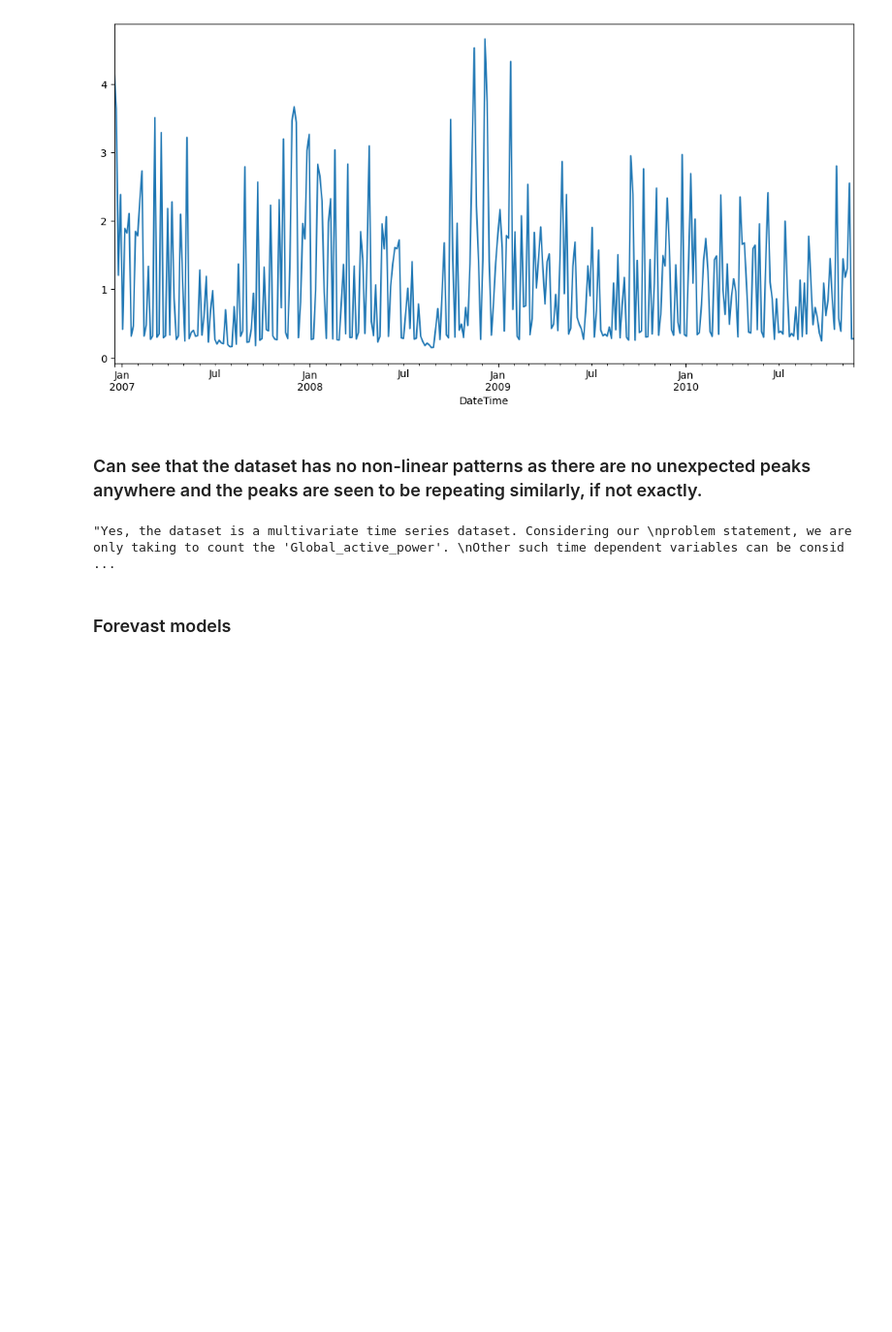
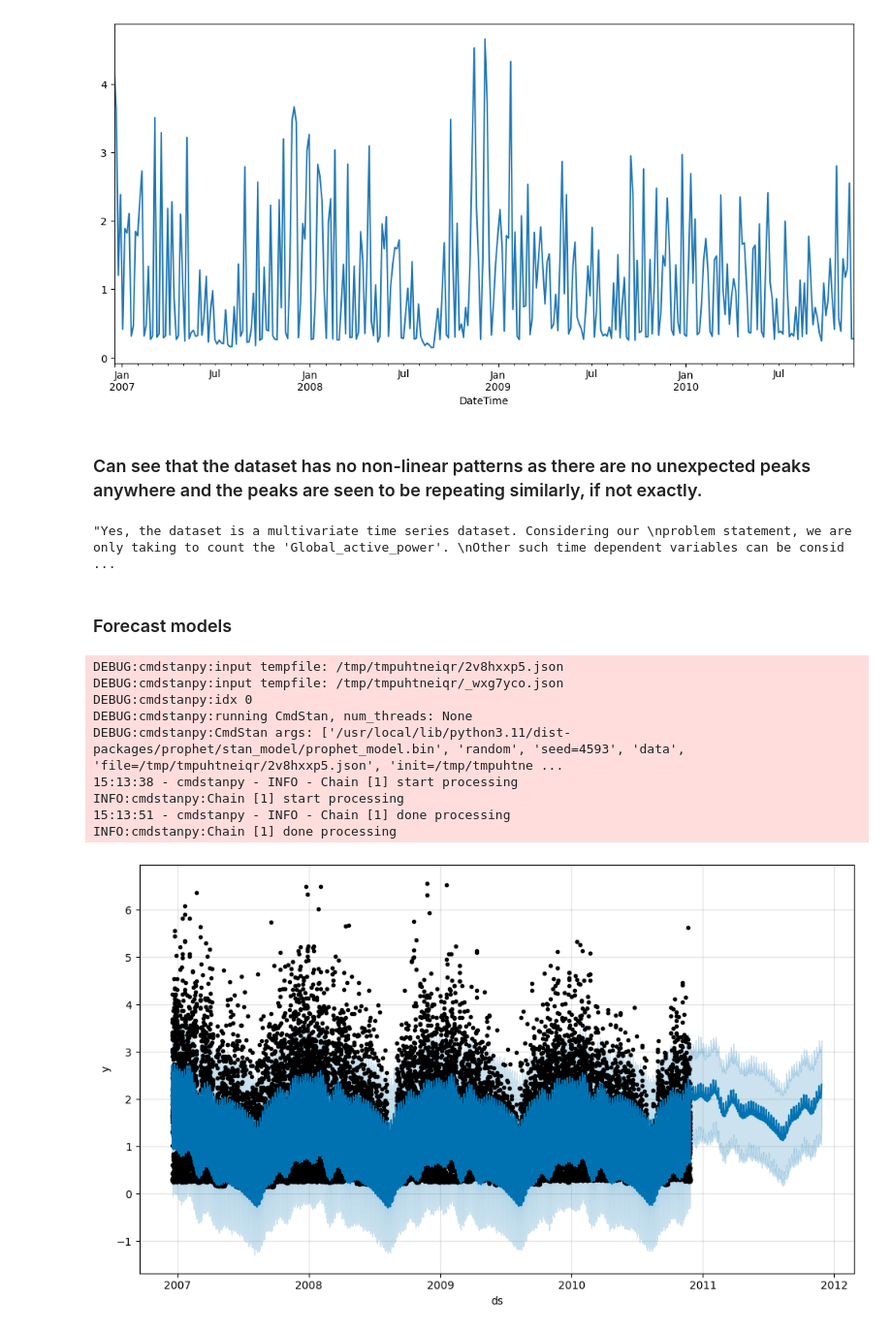
Before and after one commit to mahimalolla/EcoWatt, a Jupyter notebook: EcoWatt_Time_Series.ipynb, the cells around one changed output. Shown at 97% size. Drawn from its saved outputs; the diff is of its cells as text; code cells hidden in the pictures; blank space fills up the shorter version.

Commit message:
Forecast Model - Prophet(Future Prediction)

```diff
--- a/EcoWatt_Time_Series.ipynb
+++ b/EcoWatt_Time_Series.ipynb
@@ -408,4 +408,40 @@ Other such time dependent variables can be considered while thinking about furth
 # %% [output]
 "Yes, the dataset is a multivariate time series dataset. Considering our \nproblem statement, we are only taking to count the 'Global_active_power'. \nOther such time dependent variables can be consid ...
 # %% [markdown]
-### Forevast models
+### Forecast models
+# %%
+#Prophet
+from prophet import Prophet  # Make sure you're using the correct package
+
+# Reset the index
+df_reset = df_resampled.reset_index()
+
+# Prepare the data for Prophet
+df_prophet = df_reset[['DateTime', 'Global_active_power']].rename(columns={'DateTime': 'ds', 'Global_active_power': 'y'})
+
+# Initialize the Prophet model
+model = Prophet(weekly_seasonality=True, yearly_seasonality=True)
+
+# Fit the model on the data
+model.fit(df_prophet)
+
+# Create a future dataframe (365 days ahead)
+future = model.make_future_dataframe(periods=365)
+
+# Predict the future
+forecast = model.predict(future)
+
+# Plot the forecast
+model.plot(forecast)
+plt.show()
+# %% [output]
+DEBUG:cmdstanpy:input tempfile: /tmp/tmpuhtneiqr/2v8hxxp5.json
+DEBUG:cmdstanpy:input tempfile: /tmp/tmpuhtneiqr/_wxg7yco.json
+DEBUG:cmdstanpy:idx 0
+DEBUG:cmdstanpy:running CmdStan, num_threads: None
+DEBUG:cmdstanpy:CmdStan args: ['/usr/local/lib/python3.11/dist-packages/prophet/stan_model/prophet_model.bin', 'random', 'seed=4593', 'data', 'file=/tmp/tmpuhtneiqr/2v8hxxp5.json', 'init=/tmp/tmpuhtne ...
+15:13:38 - cmdstanpy - INFO - Chain [1] start processing
+INFO:cmdstanpy:Chain [1] start processing
+15:13:51 - cmdstanpy - INFO - Chain [1] done processing
+INFO:cmdstanpy:Chain [1] done processing
+[figure, added]
```
